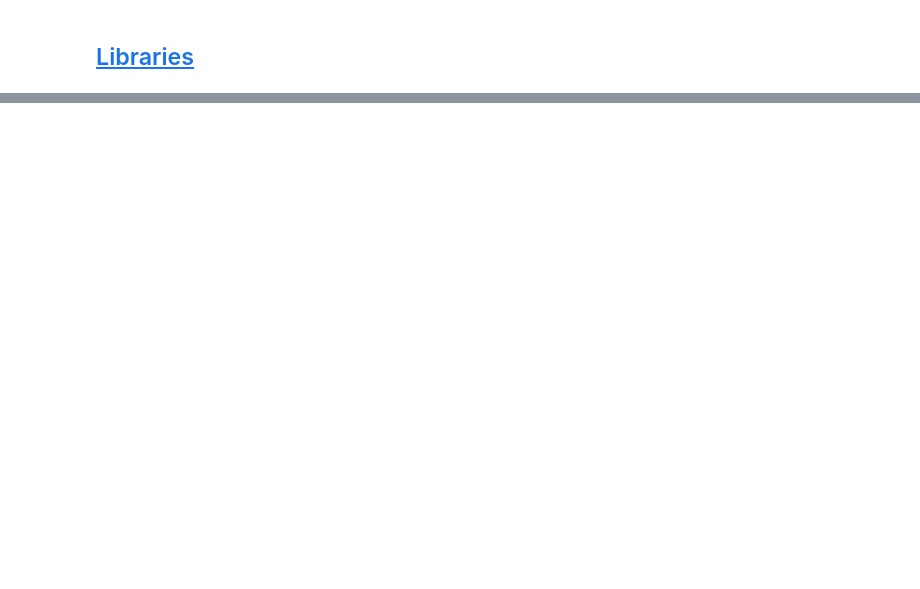
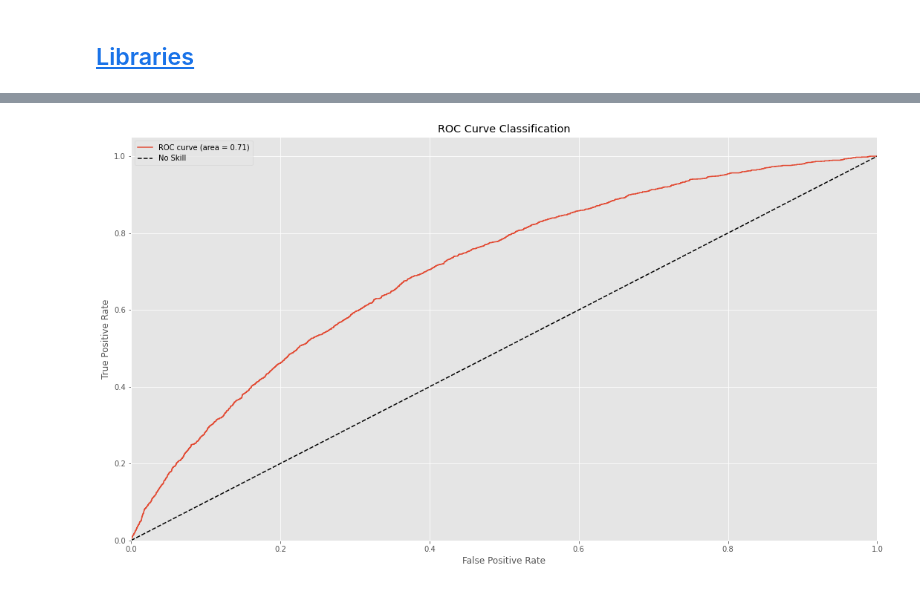
Before and after one commit to Rodma-BR/Loan-default-prediction, a Jupyter notebook: notebooks/training.ipynb, the cells around one changed output, grey strips where cells are left out. Cells and saved outputs as stored; diff of their text form; code cells hidden in the pictures; blank space fills up the shorter version.

```diff
--- a/notebooks/training.ipynb
+++ b/notebooks/training.ipynb
@@ -33 +65,4 @@ from sklearn.preprocessing import OneHotEncoder
+# %%
+plt.style.use('ggplot')
+plt.rcParams["figure.figsize"] = (18,10)
 # %% [markdown]
@@ -43,2 +70,16 @@ df = pl.read_csv(path + raw_file)
+# %%
+# Define file path
+train_path = "../data/train/"
+val_path = "../data/validation/"
+X_train_file = "x_train_file.csv"
+y_train_file = "y_train_file.csv"
+X_val_file = "x_val_file.csv"
+y_val_file = "y_val_file.csv"
+# %%
+# Read data
+X_train = pd.read_csv(train_path + X_train_file)
+y_train = pd.read_csv(train_path + y_train_file)
+X_val = pd.read_csv(val_path + X_val_file)
+y_val = pd.read_csv(val_path + y_val_file)
 # %% [markdown]
 
@@ -47,0 +89,7 @@ df = pl.read_csv(path + raw_file)
+# %%
+#Scale feature values using robust scaler in order to deal with outliers.
+Scaler = RobustScaler()
+Scaler.fit(X_train)
+
+X_train.loc[:,:] =Scaler.transform(X_train)
+X_val.loc[:,:] =Scaler.transform(X_val)
@@ -49,0 +222,19 @@ df = pl.read_csv(path + raw_file)
+# %%
+# Calculate ROC curve
+#y_train_proba = selector.predict_proba(X_train)[:,1]
+
+fpr, tpr, thresholds = roc_curve(y_train.to_numpy().ravel(), y_train_proba)
+roc_auc = auc(fpr, tpr)
+# Plot the ROC curve
+plt.figure()
+plt.plot(fpr, tpr, label='ROC curve (area = %0.2f)' % roc_auc)
+plt.plot([0, 1], [0, 1], 'k--', label='No Skill')
+plt.xlim([0.0, 1.0])
+plt.ylim([0.0, 1.05])
+plt.xlabel('False Positive Rate')
+plt.ylabel('True Positive Rate')
+plt.title('ROC Curve Classification')
+plt.legend()
+plt.show()
+# %% [output]
+[figure, added]
```
Also changed, not shown: parts of 34 cells of this notebook, 8 other files.
